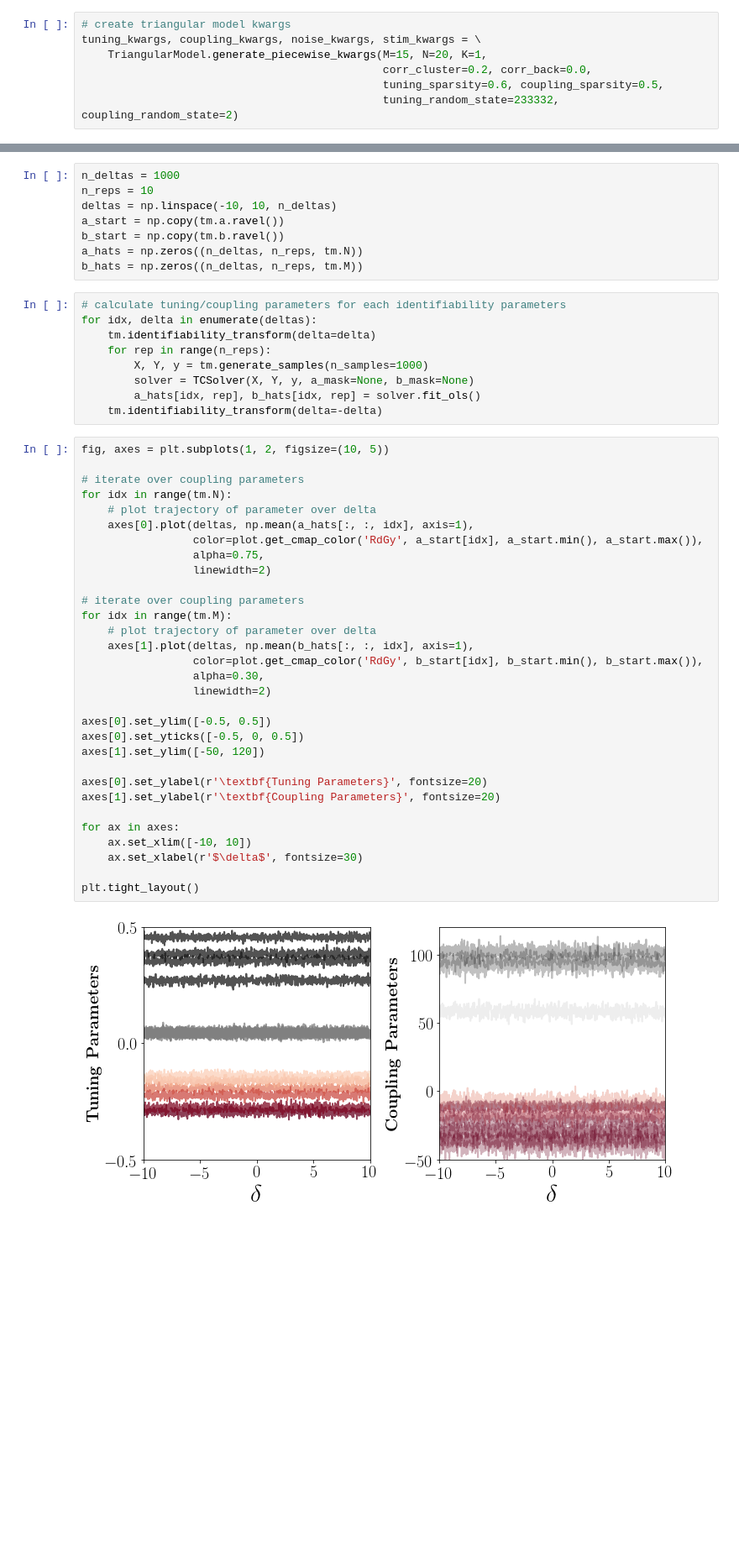
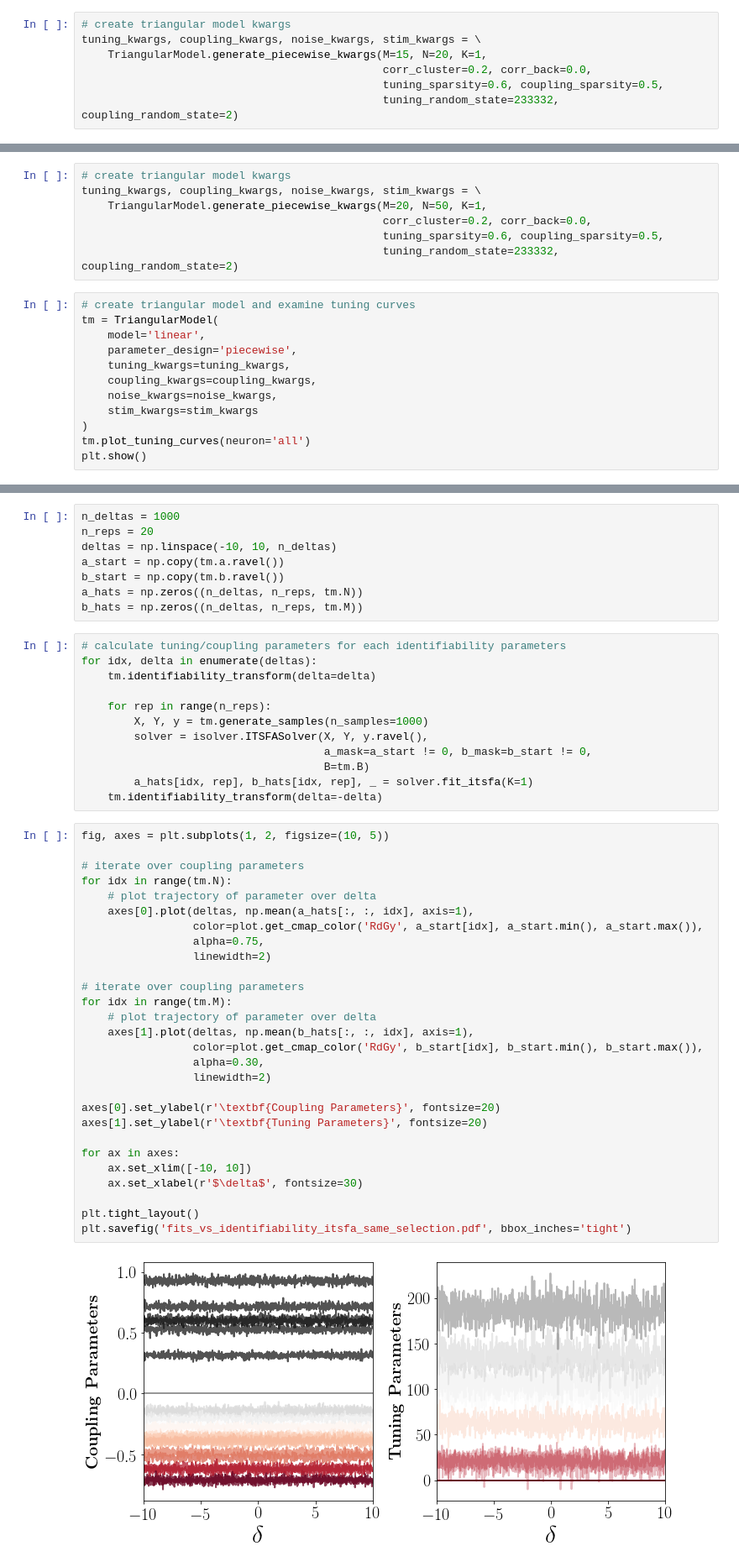
Before and after one commit to BouchardLab/neurobiases, a Jupyter notebook: notebooks/fits_vs_identifiability_transform.ipynb, the cells around one changed output, grey strips where cells are left out. Shown at 84% size. Drawn from its saved outputs; the diff is of its cells as text; blank space fills up the shorter version.

Commit message:
fits vs identifiability transform notebook w 3 experiments

```diff
--- a/notebooks/fits_vs_identifiability_transform.ipynb
+++ b/notebooks/fits_vs_identifiability_transform.ipynb
@@ -111,0 +236,19 @@ plt.show()
+# %%
+# create triangular model kwargs
+tuning_kwargs, coupling_kwargs, noise_kwargs, stim_kwargs = \
+    TriangularModel.generate_piecewise_kwargs(M=20, N=50, K=1,
+                                              corr_cluster=0.2, corr_back=0.0,
+                                              tuning_sparsity=0.6, coupling_sparsity=0.5,
+                                              tuning_random_state=233332, coupling_random_state=2)
+# %%
+# create triangular model and examine tuning curves
+tm = TriangularModel(
+    model='linear',
+    parameter_design='piecewise',
+    tuning_kwargs=tuning_kwargs,
+    coupling_kwargs=coupling_kwargs,
+    noise_kwargs=noise_kwargs,
+    stim_kwargs=stim_kwargs
+)
+tm.plot_tuning_curves(neuron='all')
+plt.show()
@@ -112,6 +257,6 @@ plt.show()
 # %%
 n_deltas = 1000
-n_reps = 10
+n_reps = 20
 deltas = np.linspace(-10, 10, n_deltas)
 a_start = np.copy(tm.a.ravel())
 b_start = np.copy(tm.b.ravel())
@@ -121,41 +266,41 @@ b_hats = np.zeros((n_deltas, n_reps, tm.M))
 # calculate tuning/coupling parameters for each identifiability parameters
 for idx, delta in enumerate(deltas):
     tm.identifiability_transform(delta=delta)
+
     for rep in range(n_reps):
         X, Y, y = tm.generate_samples(n_samples=1000)
-        solver = TCSolver(X, Y, y, a_mask=None, b_mask=None)
-        a_hats[idx, rep], b_hats[idx, rep] = solver.fit_ols()
+        solver = isolver.ITSFASolver(X, Y, y.ravel(),
+                                     a_mask=a_start != 0, b_mask=b_start != 0,
+                                     B=tm.B)
+        a_hats[idx, rep], b_hats[idx, rep], _ = solver.fit_itsfa(K=1)
     tm.identifiability_transform(delta=-delta)
 # %%
 fig, axes = plt.subplots(1, 2, figsize=(10, 5))
 
 # iterate over coupling parameters
 for idx in range(tm.N):
     # plot trajectory of parameter over delta
     axes[0].plot(deltas, np.mean(a_hats[:, :, idx], axis=1),
                  color=plot.get_cmap_color('RdGy', a_start[idx], a_start.min(), a_start.max()),
                  alpha=0.75,
                  linewidth=2)
 
 # iterate over coupling parameters
 for idx in range(tm.M):
     # plot trajectory of parameter over delta
     axes[1].plot(deltas, np.mean(b_hats[:, :, idx], axis=1),
                  color=plot.get_cmap_color('RdGy', b_start[idx], b_start.min(), b_start.max()),
                  alpha=0.30,
                  linewidth=2)
 
-axes[0].set_ylim([-0.5, 0.5])
-axes[0].set_yticks([-0.5, 0, 0.5])
-axes[1].set_ylim([-50, 120])
-
-axes[0].set_ylabel(r'\textbf{Tuning Parameters}', fontsize=20)
-axes[1].set_ylabel(r'\textbf{Coupling Parameters}', fontsize=20)
+axes[0].set_ylabel(r'\textbf{Coupling Parameters}', fontsize=20)
+axes[1].set_ylabel(r'\textbf{Tuning Parameters}', fontsize=20)
 
 for ax in axes:
     ax.set_xlim([-10, 10])
     ax.set_xlabel(r'$\delta$', fontsize=30)
 
 plt.tight_layout()
+plt.savefig('fits_vs_identifiability_itsfa_same_selection.pdf', bbox_inches='tight')
 # %% [output]
-[figure, old version]
+[figure, new version]
```
Also changed, not shown: parts of 14 cells of this notebook.
